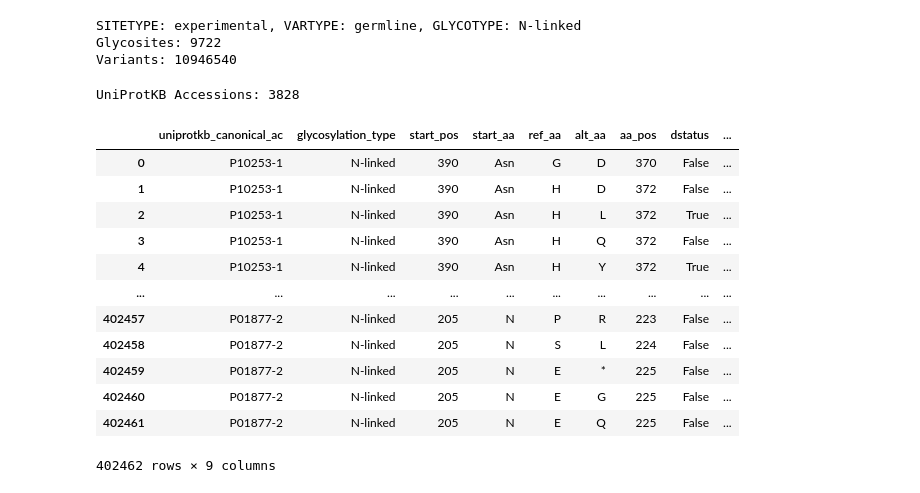
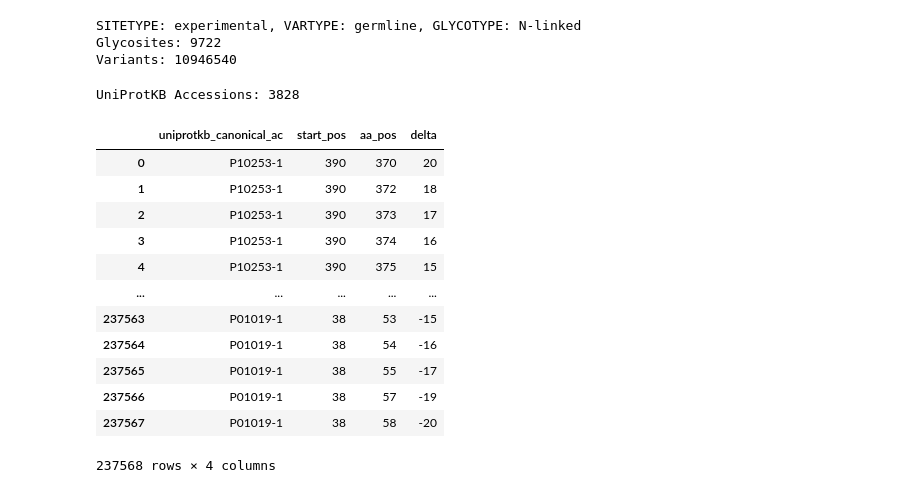
Before and after one commit to edwardsnj/glygen-colab-notebooks, a Jupyter notebook: variants/main1.ipynb, the cells around one changed output. Cells and saved outputs as stored; diff of their text form; code cells hidden in the pictures.

```diff
--- a/variants/main1.ipynb
+++ b/variants/main1.ipynb
@@ -209,35 +209,41 @@ Variants: 10946540
 # %%
 from tqdm import tqdm
 
 upkbacc = list(set(variants['uniprotkb_canonical_ac']) & set(glyco_sites['uniprotkb_canonical_ac']))
 print(f"UniProtKB Accessions: {len(upkbacc)}")
 
 chsize = 100
 merges = []
 for i in tqdm(range(0,len(upkbacc),chsize)):
   upkb = upkbacc[i:i+chsize]
   df1 = glyco_sites[glyco_sites['uniprotkb_canonical_ac'].isin(upkb)]
   df2 = variants[variants['uniprotkb_canonical_ac'].isin(upkb)]
   # print(len(upkb),df1.shape[0],df2.shape[0])
   merged = pd.merge(df1,df2,on='uniprotkb_canonical_ac')
   merged['delta'] = (merged['start_pos']-merged['aa_pos'])
   merged = merged[merged['delta'].abs()<=20]
+  merged = merged.drop(columns=['glycosylation_type','start_aa',
+                                'ref_aa','alt_aa','dstatus'])
+  merged = merged.drop_duplicates()
+  merged = merged.reset_index(drop=True)
   # print(f"{len(upkb)} uniprot accessions have {merged.shape[0]} merged rows.")
   merges.append(merged)
 merged = pd.concat(merges,ignore_index=True)
+merged = merged.drop_duplicates()
+merged = merged.reset_index(drop=True)
 merged
 # %% [output]
 UniProtKB Accessions: 3828
-|  | uniprotkb_canonical_ac | glycosylation_type | start_pos | start_aa | ref_aa | alt_aa | aa_pos | dstatus | ... |
-| 0 | P10253-1 | N-linked | 390 | Asn | G | D | 370 | False | ... |
-| 1 | P10253-1 | N-linked | 390 | Asn | H | D | 372 | False | ... |
-| 2 | P10253-1 | N-linked | 390 | Asn | H | L | 372 | True | ... |
-| 3 | P10253-1 | N-linked | 390 | Asn | H | Q | 372 | False | ... |
-| 4 | P10253-1 | N-linked | 390 | Asn | H | Y | 372 | True | ... |
-| ... | ... | ... | ... | ... | ... | ... | ... | ... | ... |
-| 402457 | P01877-2 | N-linked | 205 | N | P | R | 223 | False | ... |
-| 402458 | P01877-2 | N-linked | 205 | N | S | L | 224 | False | ... |
-| 402459 | P01877-2 | N-linked | 205 | N | E | * | 225 | False | ... |
-| 402460 | P01877-2 | N-linked | 205 | N | E | G | 225 | False | ... |
-| 402461 | P01877-2 | N-linked | 205 | N | E | Q | 225 | False | ... |
+|  | uniprotkb_canonical_ac | start_pos | aa_pos | delta |
+| 0 | P10253-1 | 390 | 370 | 20 |
+| 1 | P10253-1 | 390 | 372 | 18 |
+| 2 | P10253-1 | 390 | 373 | 17 |
+| 3 | P10253-1 | 390 | 374 | 16 |
+| 4 | P10253-1 | 390 | 375 | 15 |
+| ... | ... | ... | ... | ... |
+| 237563 | P01019-1 | 38 | 53 | -15 |
+| 237564 | P01019-1 | 38 | 54 | -16 |
+| 237565 | P01019-1 | 38 | 55 | -17 |
+| 237566 | P01019-1 | 38 | 57 | -19 |
+| 237567 | P01019-1 | 38 | 58 | -20 |
-402462 rows × 9 columns
+237568 rows × 4 columns
```
Also changed, not shown: parts of 1 cell of this notebook.
